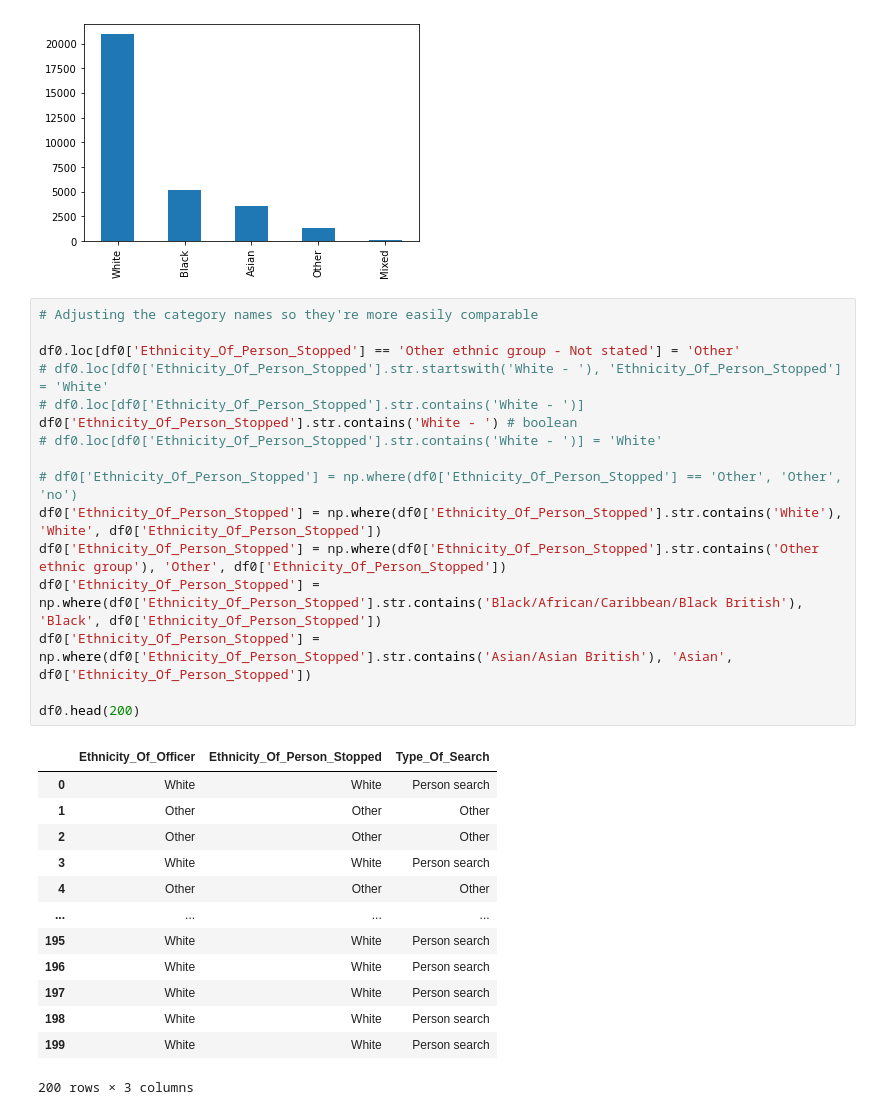
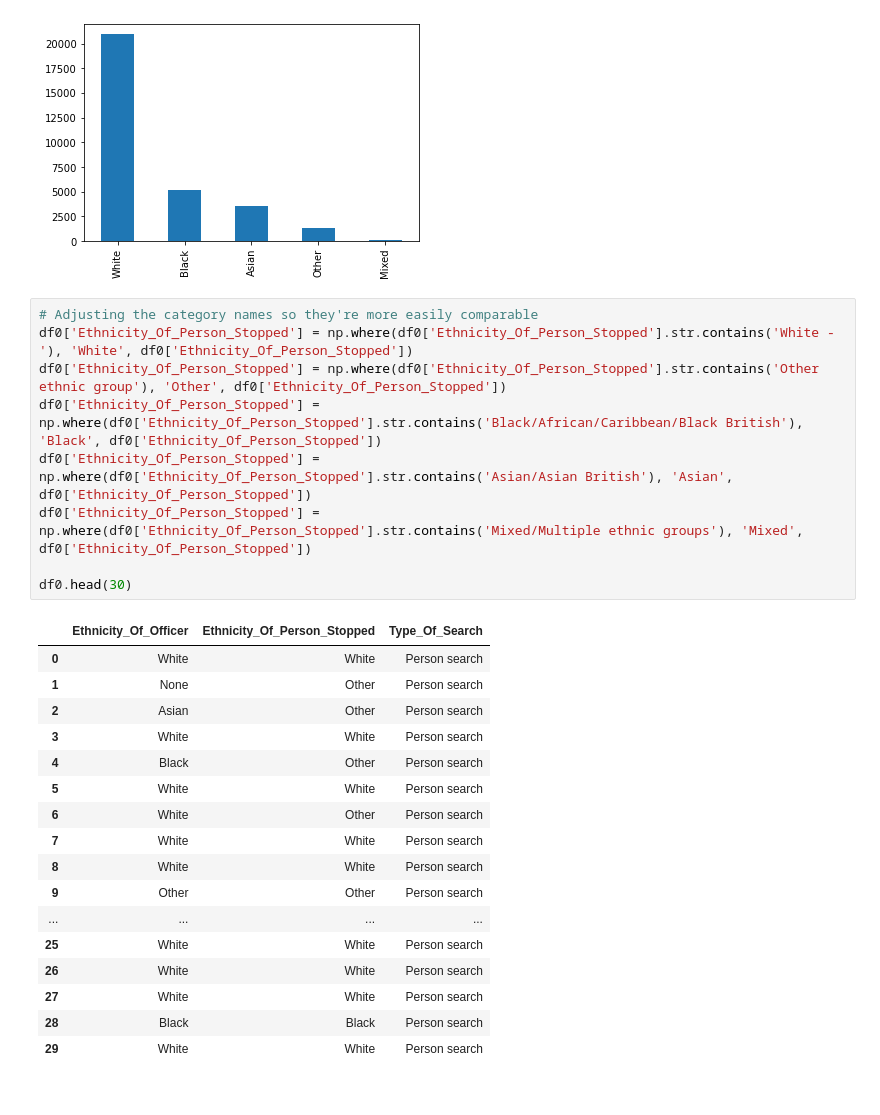
Before and after one commit to Coletterbox/A-Dashboard-Google-Sheets-, a Jupyter notebook: Stop and Search Data.ipynb, the cells around one changed output. Saved outputs shown, nothing was run; the diff lists cells and outputs as text.

```diff
--- a/Stop and Search Data.ipynb
+++ b/Stop and Search Data.ipynb
@@ -101,31 +101,28 @@ df0['Ethnicity_Of_Officer'].value_counts().plot.bar(x = 'Ethnicity_Of_Person_Sto
 [figure]
 # %%
 # Adjusting the category names so they're more easily comparable
-
-df0.loc[df0['Ethnicity_Of_Person_Stopped'] == 'Other ethnic group - Not stated'] = 'Other'
-# df0.loc[df0['Ethnicity_Of_Person_Stopped'].str.startswith('White - '), 'Ethnicity_Of_Person_Stopped'] = 'White'
-# df0.loc[df0['Ethnicity_Of_Person_Stopped'].str.contains('White - ')]
-df0['Ethnicity_Of_Person_Stopped'].str.contains('White - ') # boolean
-# df0.loc[df0['Ethnicity_Of_Person_Stopped'].str.contains('White - ')] = 'White'
-
-# df0['Ethnicity_Of_Person_Stopped'] = np.where(df0['Ethnicity_Of_Person_Stopped'] == 'Other', 'Other', 'no')
-df0['Ethnicity_Of_Person_Stopped'] = np.where(df0['Ethnicity_Of_Person_Stopped'].str.contains('White'), 'White', df0['Ethnicity_Of_Person_Stopped'])
+df0['Ethnicity_Of_Person_Stopped'] = np.where(df0['Ethnicity_Of_Person_Stopped'].str.contains('White - '), 'White', df0['Ethnicity_Of_Person_Stopped'])
 df0['Ethnicity_Of_Person_Stopped'] = np.where(df0['Ethnicity_Of_Person_Stopped'].str.contains('Other ethnic group'), 'Other', df0['Ethnicity_Of_Person_Stopped'])
 df0['Ethnicity_Of_Person_Stopped'] = np.where(df0['Ethnicity_Of_Person_Stopped'].str.contains('Black/African/Caribbean/Black British'), 'Black', df0['Ethnicity_Of_Person_Stopped'])
 df0['Ethnicity_Of_Person_Stopped'] = np.where(df0['Ethnicity_Of_Person_Stopped'].str.contains('Asian/Asian British'), 'Asian', df0['Ethnicity_Of_Person_Stopped'])
+df0['Ethnicity_Of_Person_Stopped'] = np.where(df0['Ethnicity_Of_Person_Stopped'].str.contains('Mixed/Multiple ethnic groups'), 'Mixed', df0['Ethnicity_Of_Person_Stopped'])
 
-df0.head(200)
+df0.head(30)
 # %% [output]
 |  | Ethnicity_Of_Officer | Ethnicity_Of_Person_Stopped | Type_Of_Search |
 | 0 | White | White | Person search |
-| 1 | Other | Other | Other |
-| 2 | Other | Other | Other |
+| 1 | None | Other | Person search |
+| 2 | Asian | Other | Person search |
 | 3 | White | White | Person search |
-| 4 | Other | Other | Other |
+| 4 | Black | Other | Person search |
+| 5 | White | White | Person search |
+| 6 | White | Other | Person search |
+| 7 | White | White | Person search |
+| 8 | White | White | Person search |
+| 9 | Other | Other | Person search |
 | ... | ... | ... | ... |
-| 195 | White | White | Person search |
-| 196 | White | White | Person search |
-| 197 | White | White | Person search |
-| 198 | White | White | Person search |
-| 199 | White | White | Person search |
+| 25 | White | White | Person search |
+| 26 | White | White | Person search |
+| 27 | White | White | Person search |
+| 28 | Black | Black | Person search |
+| 29 | White | White | Person search |
-200 rows × 3 columns
```
